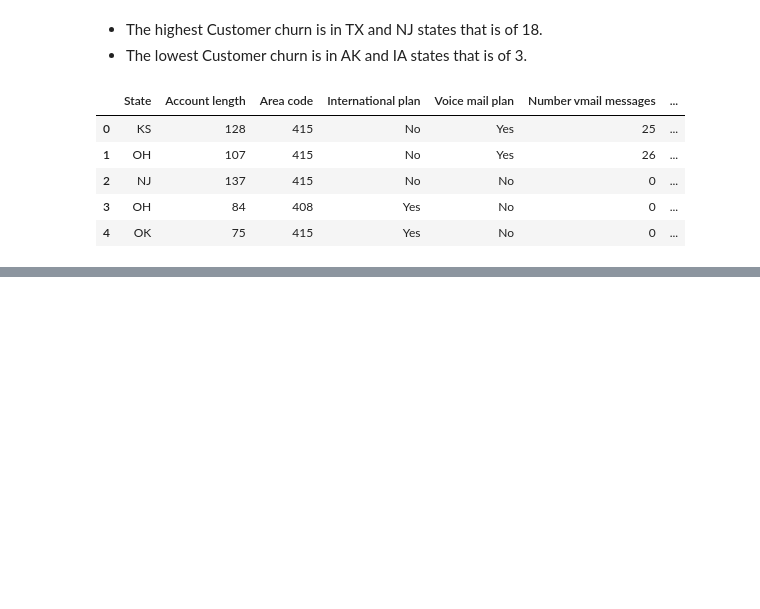
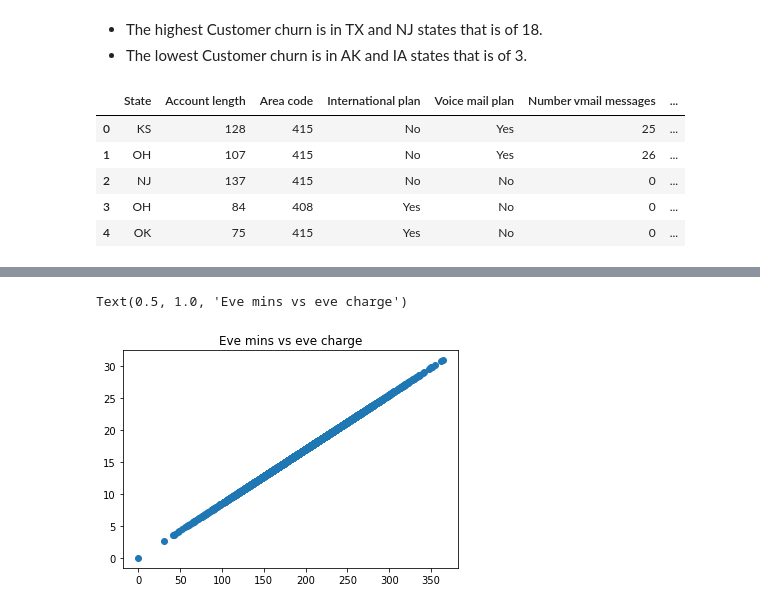
Before and after one commit to omajipawar/Telecom-Churn-Analysis, a Jupyter notebook: Telecom_Churn_Analysis_(Omaji_Pawar)_Capstone_Project.ipynb, the cells around one changed output, grey strips where cells are left out. Saved outputs shown, nothing was run; the diff lists cells and outputs as text; code cells hidden in the pictures; blank space fills up the shorter version.

```diff
--- a/Telecom_Churn_Analysis_(Omaji_Pawar)_Capstone_Project.ipynb
+++ b/Telecom_Churn_Analysis_(Omaji_Pawar)_Capstone_Project.ipynb
@@ -413,0 +423,7 @@ df.head()
+# %%
+#scatter plot between Total eve minutes and Total eve charge
+plt.scatter(x=df['Total eve minutes'], y=df['Total eve charge'])
+plt.title('Eve mins vs eve charge')
+# %% [output]
+Text(0.5, 1.0, 'Eve mins vs eve charge')
+[figure, added]
```
Also changed, not shown: parts of 11 cells of this notebook.
